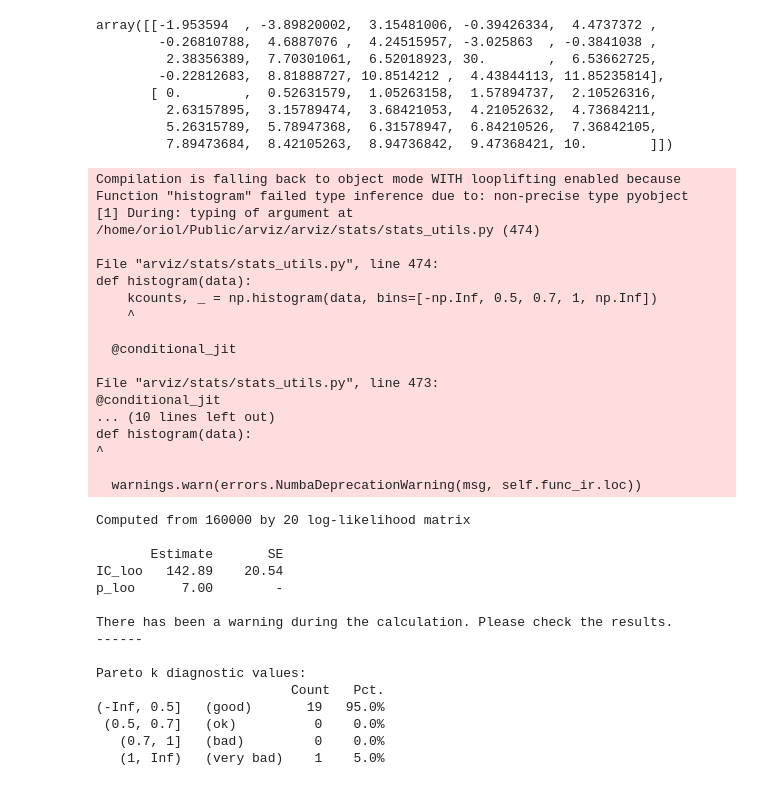
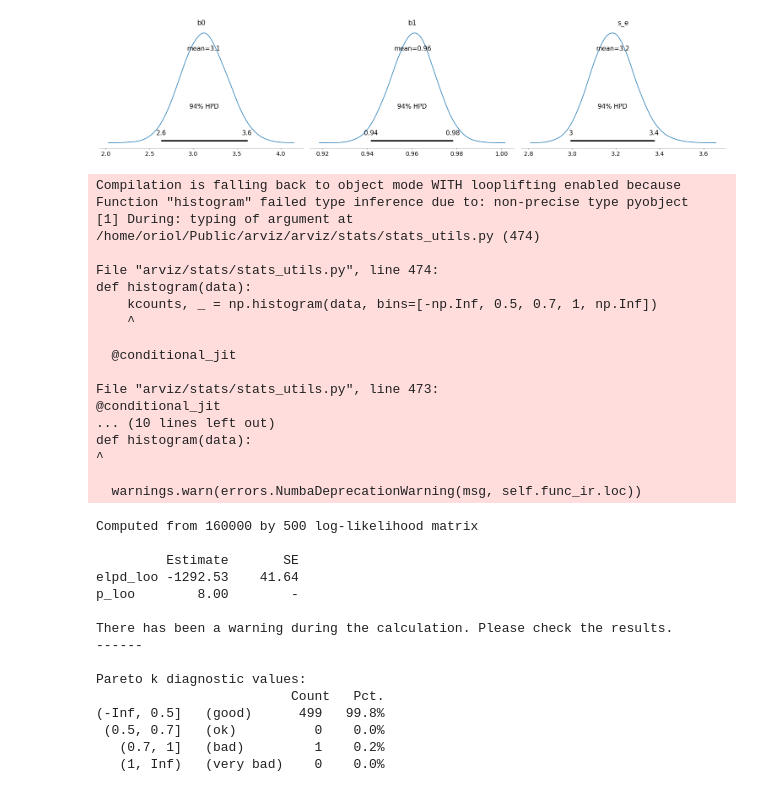
Before and after one commit to OriolAbril/arviz, a Jupyter notebook: refitting_emcee.ipynb, the cells around one changed output. Drawn from its saved outputs; the diff is of its cells as text; code cells hidden in the pictures.

```diff
--- a/refitting_emcee.ipynb
+++ b/refitting_emcee.ipynb
@@ -28,8 +29,9 @@ def log_prior(theta):
         return -np.inf
     return -np.log(s_e)
 
-def log_like(theta,y,x):
+def log_like(observations, theta):
     b0,b1,s_e = theta
+    y, x = observations
     n = len(y)
     vect_like = b1*x+b0
     vect_like = -np.log(2*np.pi*s_e**2)/2-(y-vect_like)**2/(2*s_e**2)
@@ -47,13 +49,13 @@ def log_prob(theta,y,x):
     prior = log_prior(theta)
     if not np.isfinite(prior):
         return -np.inf, (np.full_like(y,np.nan), np.full_like(y,np.nan))
-    vect_like = log_like(theta,y,x)
+    vect_like = log_like((x, y), theta)
     like = np.sum(vect_like)
     return like+prior, (vect_like, model(theta,x))
 # %%
 nwalkers, ndim  = 40, 3
 init_guess = np.array([0, 1, 1])
-pos = init_guess + np.random.normal(scale=.1, size=(nwalkers, ndim))
+pos = init_guess + np.random.normal(scale=2, size=(nwalkers, ndim))
 # %%
 args = (ydata, xdata)
 ndraws = 5000
@@ -68,16 +70,9 @@ idata = az.from_emcee(sampler,
                       blob_groups=["sample_stats", "posterior_predictive"],
                       dims=dims)
 idata.sel(draw=slice(1000, None))
-# %%
-idata.observed_data.to_array().values
-# %% [output]
-array([[-1.953594  , -3.89820002,  3.15481006, -0.39426334,  4.4737372 ,
-        -0.26810788,  4.6887076 ,  4.24515957, -3.025863  , -0.3841038 ,
-         2.38356389,  7.70301061,  6.52018923, 30.        ,  6.53662725,
-        -0.22812683,  8.81888727, 10.8514212 ,  4.43844113, 11.85235814],
-       [ 0.        ,  0.52631579,  1.05263158,  1.57894737,  2.10526316,
-         2.63157895,  3.15789474,  3.68421053,  4.21052632,  4.73684211,
-         5.26315789,  5.78947368,  6.31578947,  6.84210526,  7.36842105,
-         7.89473684,  8.42105263,  8.94736842,  9.47368421, 10.        ]])
+# %%
+az.plot_posterior(idata);
+# %% [output]
+[figure, added]
 # %%
 class EmceeSamplingWrapper(az.SamplingWrapper):
@@ -164,7 +174,9 @@ def reloo(wrapper, loo_orig=None):
         print("No problematic observations")
         return loo_orig
 # %%
-loo_orig = az.loo(idata, pointwise=True)
+with warnings.catch_warnings():
+    warnings.simplefilter("ignore")
+    loo_orig = az.loo(idata, pointwise=True, scale="log")
 loo_orig
 # %% [output]
 Compilation is falling back to object mode WITH looplifting enabled because Function "histogram" failed type inference due to: non-precise type pyobject
@@ -184,18 +196,18 @@ def histogram(data):
 ^
 
   warnings.warn(errors.NumbaDeprecationWarning(msg, self.func_ir.loc))
-Computed from 160000 by 20 log-likelihood matrix
+Computed from 160000 by 500 log-likelihood matrix
 
-       Estimate       SE
-IC_loo   142.89    20.54
-p_loo      7.00        -
+         Estimate       SE
+elpd_loo -1292.53    41.64
+p_loo        8.00        -
 
 There has been a warning during the calculation. Please check the results.
 ------
 
 Pareto k diagnostic values:
                          Count   Pct.
-(-Inf, 0.5]   (good)       19   95.0%
+(-Inf, 0.5]   (good)      499   99.8%
  (0.5, 0.7]   (ok)          0    0.0%
-   (0.7, 1]   (bad)         0    0.0%
-   (1, Inf)   (very bad)    1    5.0%
+   (0.7, 1]   (bad)         1    0.2%
+   (1, Inf)   (very bad)    0    0.0%
```
Also changed, not shown: parts of 11 cells of this notebook.
